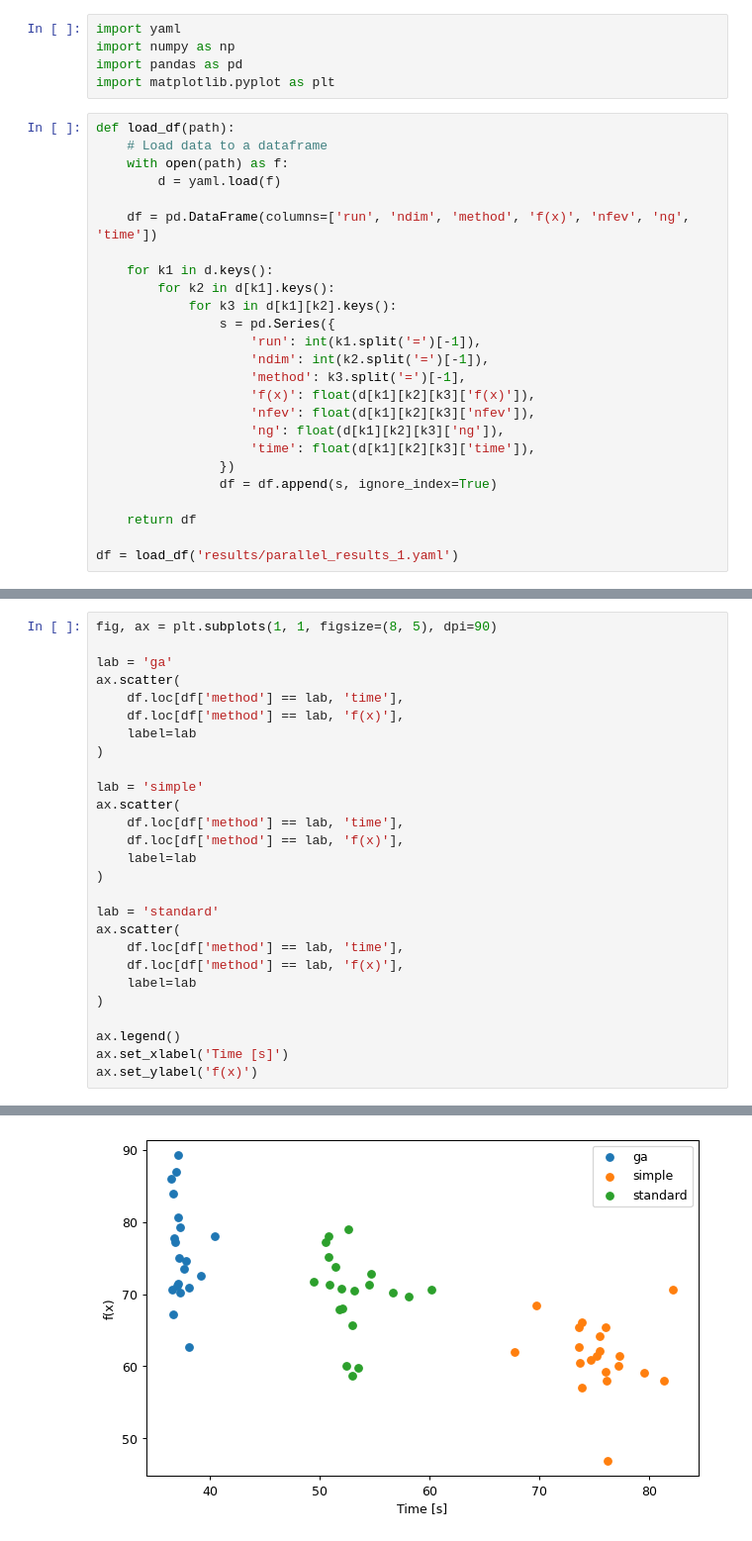
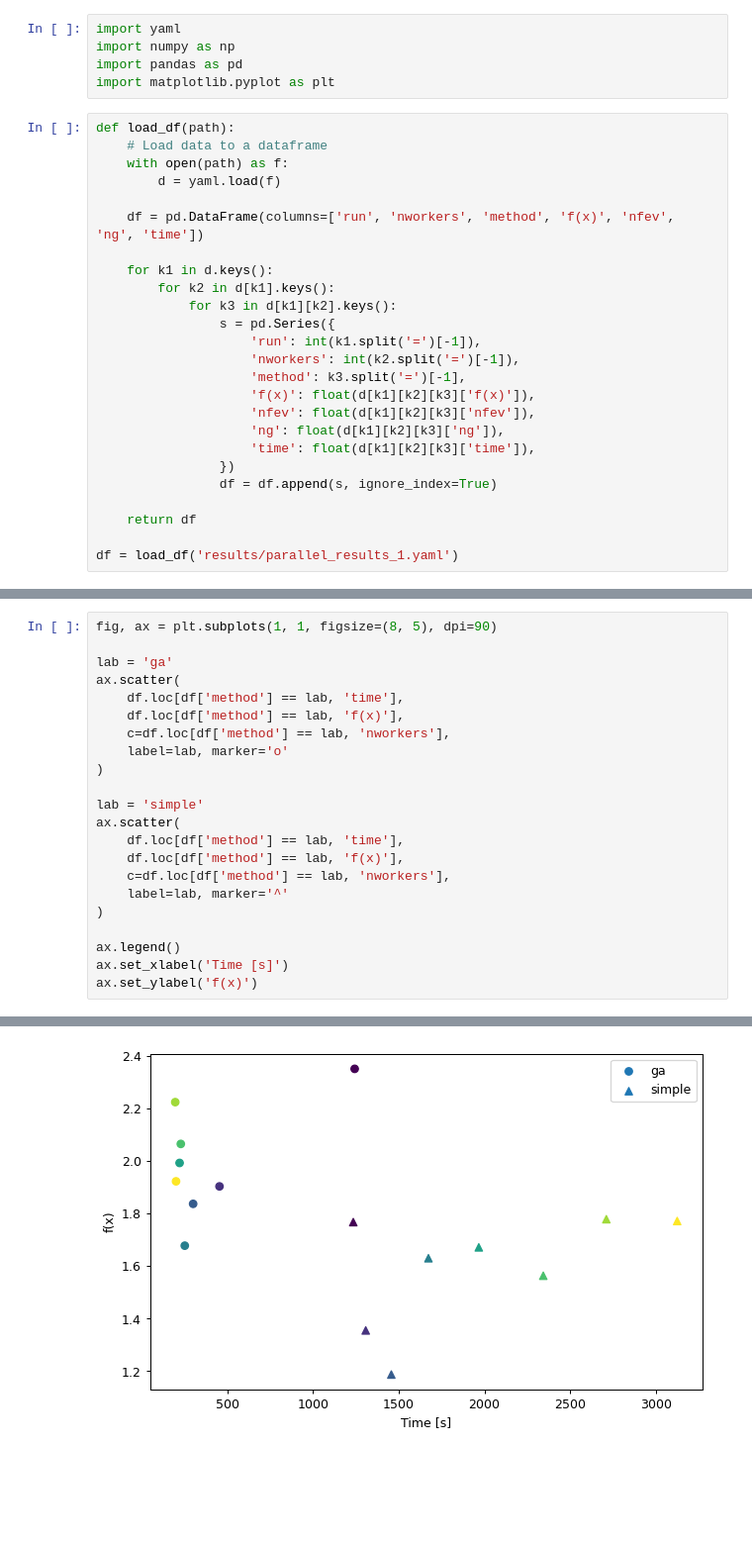
Before and after one commit to krzysztofarendt/modestga, a Jupyter notebook: modestga/benchmark/compare_parallel.ipynb, the cells around one changed output, grey strips where cells are left out. Shown at 99% size. Saved outputs shown, nothing was run; the diff lists cells and outputs as text; blank space fills up the shorter version.

```diff
--- a/modestga/benchmark/compare_parallel.ipynb
+++ b/modestga/benchmark/compare_parallel.ipynb
@@ -9,14 +9,14 @@ def load_df(path):
     with open(path) as f:
         d = yaml.load(f)
 
-    df = pd.DataFrame(columns=['run', 'ndim', 'method', 'f(x)', 'nfev', 'ng', 'time'])
+    df = pd.DataFrame(columns=['run', 'nworkers', 'method', 'f(x)', 'nfev', 'ng', 'time'])
 
     for k1 in d.keys():
         for k2 in d[k1].keys():
             for k3 in d[k1][k2].keys():
                 s = pd.Series({
                     'run': int(k1.split('=')[-1]),
-                    'ndim': int(k2.split('=')[-1]),
+                    'nworkers': int(k2.split('=')[-1]),
                     'method': k3.split('=')[-1],
                     'f(x)': float(d[k1][k2][k3]['f(x)']),
                     'nfev': float(d[k1][k2][k3]['nfev']),
@@ -49,30 +55,25 @@ standard 128   5.667213   0.0  0.0  2.663594
 # %%
 fig, ax = plt.subplots(1, 1, figsize=(8, 5), dpi=90)
 
 lab = 'ga'
 ax.scatter(
     df.loc[df['method'] == lab, 'time'],
     df.loc[df['method'] == lab, 'f(x)'],
-    label=lab
+    c=df.loc[df['method'] == lab, 'nworkers'],
+    label=lab, marker='o'
 )
 
 lab = 'simple'
 ax.scatter(
     df.loc[df['method'] == lab, 'time'],
     df.loc[df['method'] == lab, 'f(x)'],
-    label=lab
-)
-
-lab = 'standard'
-ax.scatter(
-    df.loc[df['method'] == lab, 'time'],
-    df.loc[df['method'] == lab, 'f(x)'],
-    label=lab
+    c=df.loc[df['method'] == lab, 'nworkers'],
+    label=lab, marker='^'
 )
 
 ax.legend()
 ax.set_xlabel('Time [s]')
 ax.set_ylabel('f(x)')
 # %% [output]
 Text(0, 0.5, 'f(x)')
-[figure, old version]
+[figure, new version]
```
Also changed, not shown: parts of 1 cell of this notebook, 1 other file.
